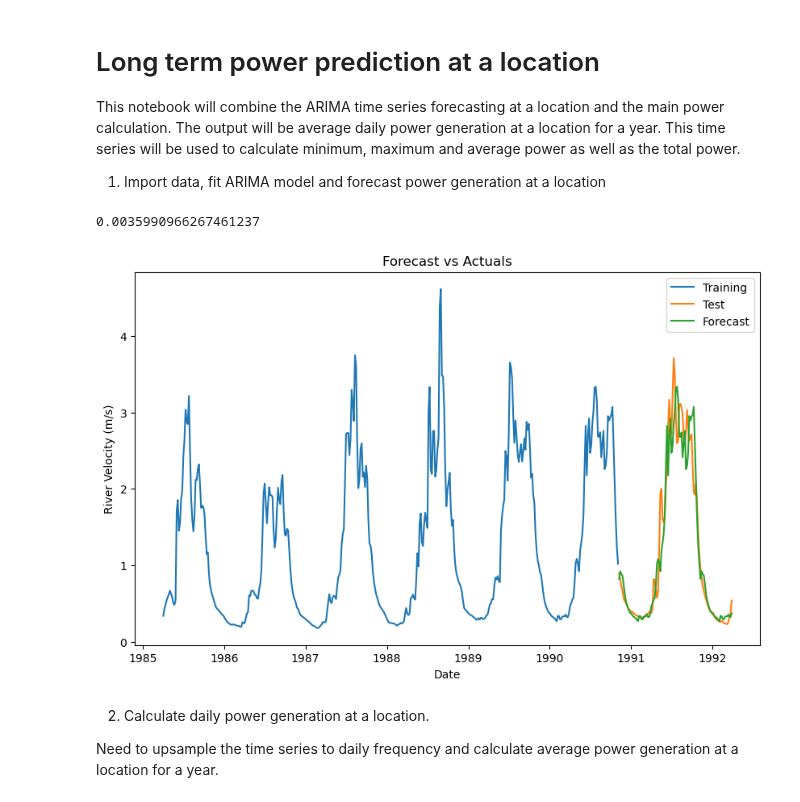
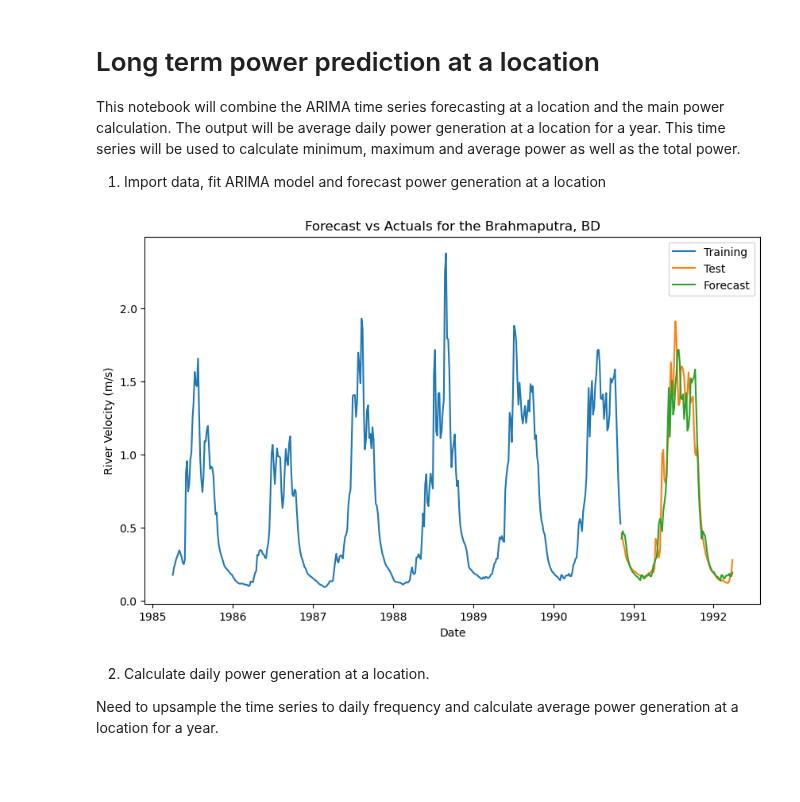
Before and after one commit to pilipb/DP5-code, a Jupyter notebook: long_term.ipynb, the cells around one changed output. Cells and saved outputs as stored; diff of their text form; code cells hidden in the pictures; blank space fills up the shorter version.

Commit message:
rivers work

```diff
--- a/long_term.ipynb
+++ b/long_term.ipynb
@@ -14,6 +13,17 @@ rivers = {'Brahmaputra, BD': 'DATA/2651100_Q_Day.Cmd.txt',
             'Chindwin, MM': 'DATA/2260100_Q_Day.Cmd.txt',
             'Irrawaddy, MM': 'DATA/2260400_Q_Day.Cmd.txt',
             'Sittang, MM': 'DATA/2261500_Q_Day.Cmd.txt',}
+
+widths = {
+    'Brahmaputra, BD': 9310,
+    'Tista, BD': 2200,
+    'Tadi Khola, NP': 50,
+    'Chepe Khola, NP': 50,
+    'Ganges, BD': 1500,
+    'Chindwin, MM': 500,
+    'Irrawaddy, MM': 1200,
+    'Sittang, MM': 130
+}
 # %% [markdown]
 # Long term power prediction at a location
 
@@ -22,45 +32,35 @@ This notebook will combine the ARIMA time series forecasting at a location and t
 1. Import data, fit ARIMA model and forecast power generation at a location
 # %%
 # using data from the ....
-file_path = rivers['Brahmaputra, BD']
+river = 'Brahmaputra, BD'
+file_path = rivers[river]
 metadata, data = read_data(file_path)
 station_info, parsed_data = process_data(metadata, data)
 
 lat1 = station_info['Latitude (DD)']
 long1 = station_info['Longitude (DD)']
-# find maximum slope within 1 km
-lat1 = float(lat1) + 0.01
-long1 = float(long1)
-lat2 = lat1 - 0.01
-long2 = long1
-dist = np.sqrt((lat1 - lat2)**2 + (long1 - long2)**2 ) * 111139
-# upstream = get_elevation(25.203444,89.686458) - manual for Bangladesh
-# downstream = get_elevation(25.172212, 89.662100)
-upstream = get_elevation(lat1, long1)
-downstream = get_elevation(lat2, long2)
-slope = (downstream - upstream)/dist # 1140 is the distance between the two points in meters
-print(slope)
+
+slope = calc_slope(lat1, long1, 0.01)
 Q = parsed_data['Value'].mean() # average discharge m^3/s
-W = 1200 # width in meters
+W = widths[river] # width in meters
 S = slope # slope at location
 D = (Q / (W**1.02 * S**0.35))**(1/1.74) # depth in meters
 parsed_data['Velocity'] = parsed_data['Value'] / (W * D) # velocity in m/s
 parsed_data = downsample(parsed_data)
 train, test = split_data(parsed_data, split=0.8)
 model = arima_model(train, order=(2,0,2), seasonal_order=(0,1,0,73))
 forecast_data = forecast(model, test)
 plt.figure(figsize=(10,6))
 plt.plot(train.dropna(),  label='Training')
 plt.plot(test.dropna(), label='Test')
 plt.plot(forecast_data, label='Forecast')
-plt.title('Forecast vs Actuals')
+plt.title('Forecast vs Actuals for the %s' % river)
 plt.ylabel('River Velocity (m/s)')
 plt.xlabel('Date')
 plt.legend()
 plt.show()
 # %% [output]
-0.0035990966267461237
-[figure, old version]
+[figure, new version]
 # %% [markdown]
 2. Calculate daily power generation at a location.
 
```
Also changed, not shown: parts of 2 cells of this notebook, 1 other file.
